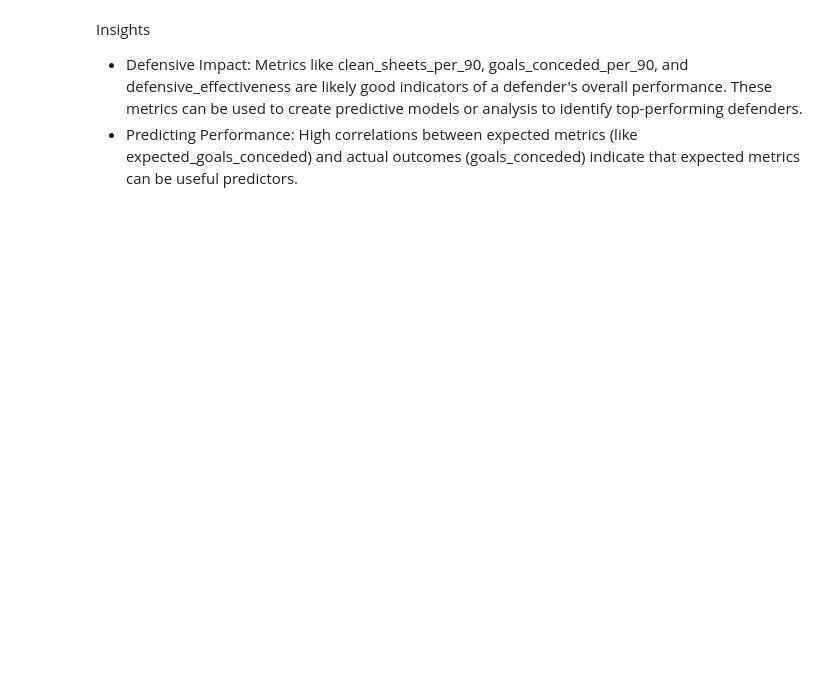
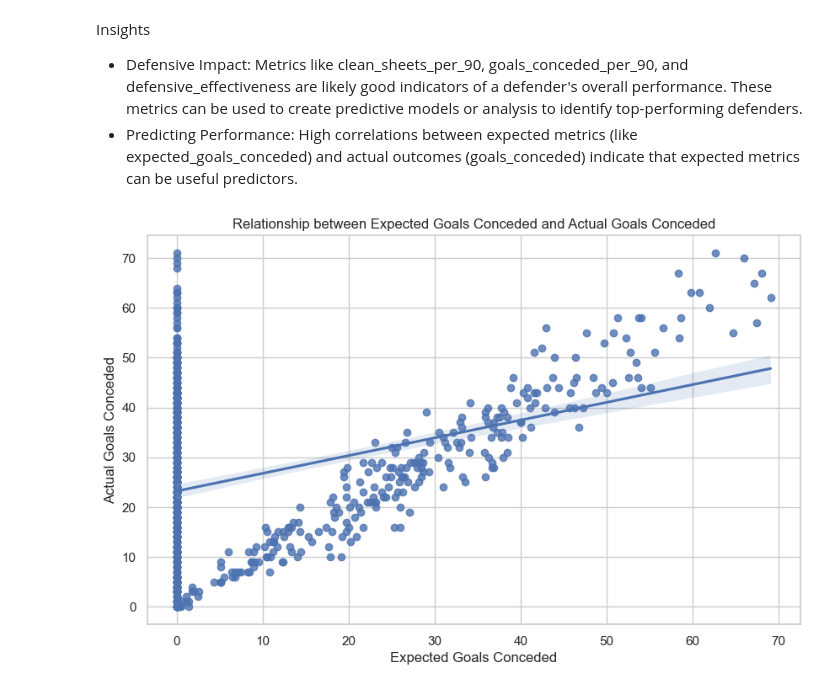
Before and after one commit to dfquinn23/Project_2, a Jupyter notebook: _defense_analysis/notebooks/04-defensive_metrics_feature_engineering.ipynb, the cells around one changed output. Saved outputs shown, nothing was run; the diff lists cells and outputs as text; code cells hidden in the pictures; blank space fills up the shorter version.

```diff
--- a/_defense_analysis/notebooks/04-defensive_metrics_feature_engineering.ipynb
+++ b/_defense_analysis/notebooks/04-defensive_metrics_feature_engineering.ipynb
@@ -320,3 +304,24 @@ Top 10 Strongest Correlations:
 Insights
 * Defensive Impact: Metrics like clean_sheets_per_90, goals_conceded_per_90, and defensive_effectiveness are likely good indicators of a defender's overall performance. These metrics can be used to create predictive models or analysis to identify top-performing defenders.
 * Predicting Performance: High correlations between expected metrics (like expected_goals_conceded) and actual outcomes (goals_conceded) indicate that expected metrics can be useful predictors.
+# %%
+# FPL Predictictive Metrics
+filtered_df = defenders_df.dropna(subset=['expected_goals_conceded', 'goals_conceded'])
+
+# Scatter plot with a regression line
+plt.figure(figsize=(10, 6))
+sns.regplot(
+    data=filtered_df,
+    x='expected_goals_conceded',
+    y='goals_conceded',
+)
+
+# Titles and labels
+plt.title('Relationship between Expected Goals Conceded and Actual Goals Conceded')
+plt.xlabel('Expected Goals Conceded')
+plt.ylabel('Actual Goals Conceded')
+
+# Show the plot
+plt.show()
+# %% [output]
+[figure, added]
```
Also changed, not shown: parts of 44 cells of this notebook, 39 other files.
